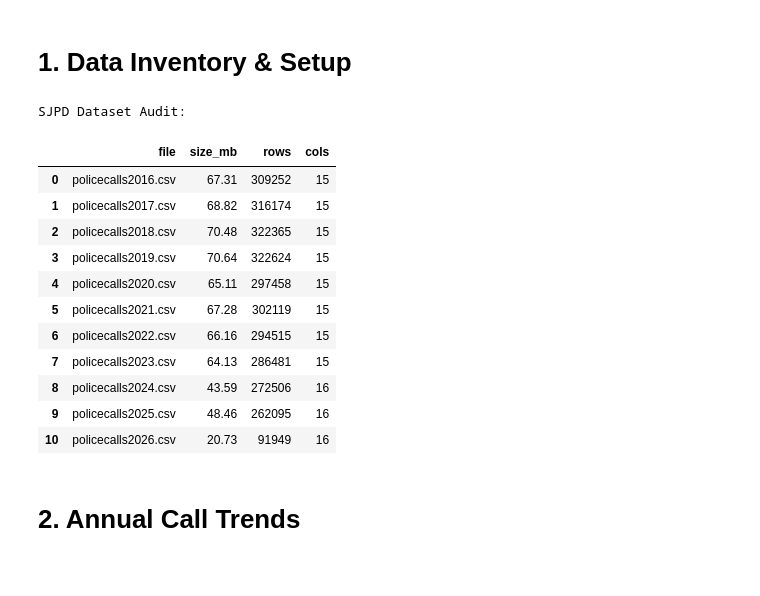
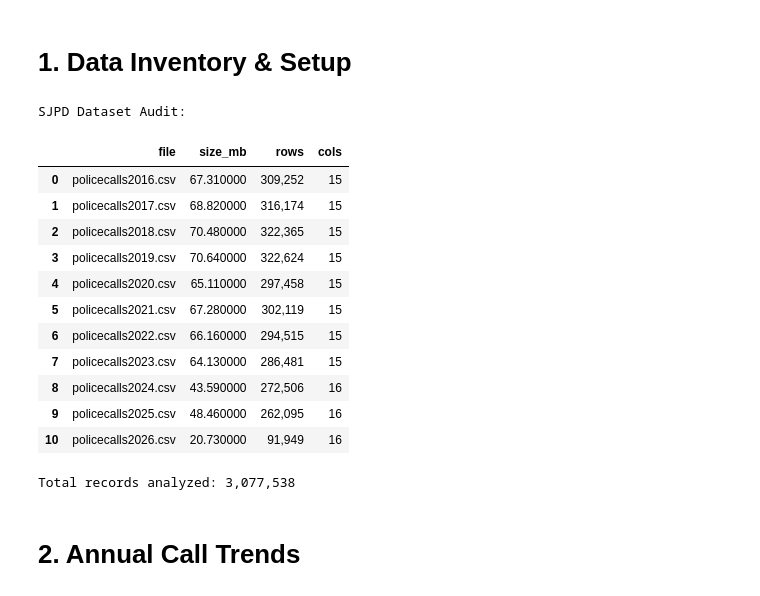
Before and after one commit to Edward-Vong/Quantifying-Breakpoint-of-SJPD-Response, a Jupyter notebook: 01_raw_data_audit.ipynb, the cells around one changed output. Drawn from its saved outputs; the diff is of its cells as text; code cells hidden in the pictures.

Commit message:
refactor(audit): implement straight imports and enhance data audit summary

```diff
--- a/01_raw_data_audit.ipynb
+++ b/01_raw_data_audit.ipynb
@@ -1,48 +1,51 @@
 # %% [markdown]
 # 1. Data Inventory & Setup
 # %%
-import pandas as pd
-import matplotlib.pyplot as plt
+import pandas
+import matplotlib.pyplot
 import pathlib
-import os
 
 RAW_DATA_PATH = pathlib.Path("data/raw")
 csv_files = sorted(list(RAW_DATA_PATH.glob("*.csv")))
 
 inventory_data = []
 
 # 1. Loop through files to get counts for the table
 for file_path in csv_files:
-    df = pd.read_csv(file_path, low_memory=False)
+    df = pandas.read_csv(file_path, low_memory=False)
 
     inventory_data.append(
         {
             "file": file_path.name,
             "size_mb": round(file_path.stat().st_size / (1024 * 1024), 2),
             "rows": len(df),
             "cols": len(df.columns),
         }
     )
 
-inventory_df = pd.DataFrame(inventory_data)
+inventory_df = pandas.DataFrame(inventory_data)
 
 # 2. Print table to verify all years loaded
 print("SJPD Dataset Audit:")
-display(inventory_df)
+display(inventory_df.style.format({"rows": "{:,}"}))
+# 3. Print summary statistics
+total_rows = inventory_df['rows'].sum()
+print(f"\nTotal records analyzed: {total_rows:,}")
 # %% [output]
 SJPD Dataset Audit:
 |  | file | size_mb | rows | cols |
-| 0 | policecalls2016.csv | 67.31 | 309252 | 15 |
-| 1 | policecalls2017.csv | 68.82 | 316174 | 15 |
-| 2 | policecalls2018.csv | 70.48 | 322365 | 15 |
-| 3 | policecalls2019.csv | 70.64 | 322624 | 15 |
-| 4 | policecalls2020.csv | 65.11 | 297458 | 15 |
-| 5 | policecalls2021.csv | 67.28 | 302119 | 15 |
-| 6 | policecalls2022.csv | 66.16 | 294515 | 15 |
-| 7 | policecalls2023.csv | 64.13 | 286481 | 15 |
-| 8 | policecalls2024.csv | 43.59 | 272506 | 16 |
-| 9 | policecalls2025.csv | 48.46 | 262095 | 16 |
-| 10 | policecalls2026.csv | 20.73 | 91949 | 16 |
+| 0 | policecalls2016.csv | 67.310000 | 309,252 | 15 |
+| 1 | policecalls2017.csv | 68.820000 | 316,174 | 15 |
+| 2 | policecalls2018.csv | 70.480000 | 322,365 | 15 |
+| 3 | policecalls2019.csv | 70.640000 | 322,624 | 15 |
+| 4 | policecalls2020.csv | 65.110000 | 297,458 | 15 |
+| 5 | policecalls2021.csv | 67.280000 | 302,119 | 15 |
+| 6 | policecalls2022.csv | 66.160000 | 294,515 | 15 |
+| 7 | policecalls2023.csv | 64.130000 | 286,481 | 15 |
+| 8 | policecalls2024.csv | 43.590000 | 272,506 | 16 |
+| 9 | policecalls2025.csv | 48.460000 | 262,095 | 16 |
+| 10 | policecalls2026.csv | 20.730000 | 91,949 | 16 |
+Total records analyzed: 3,077,538
 # %% [markdown]
 # 2. Annual Call Trends
 # %%
```
Also changed, not shown: parts of 2 cells of this notebook, 5 other files.
